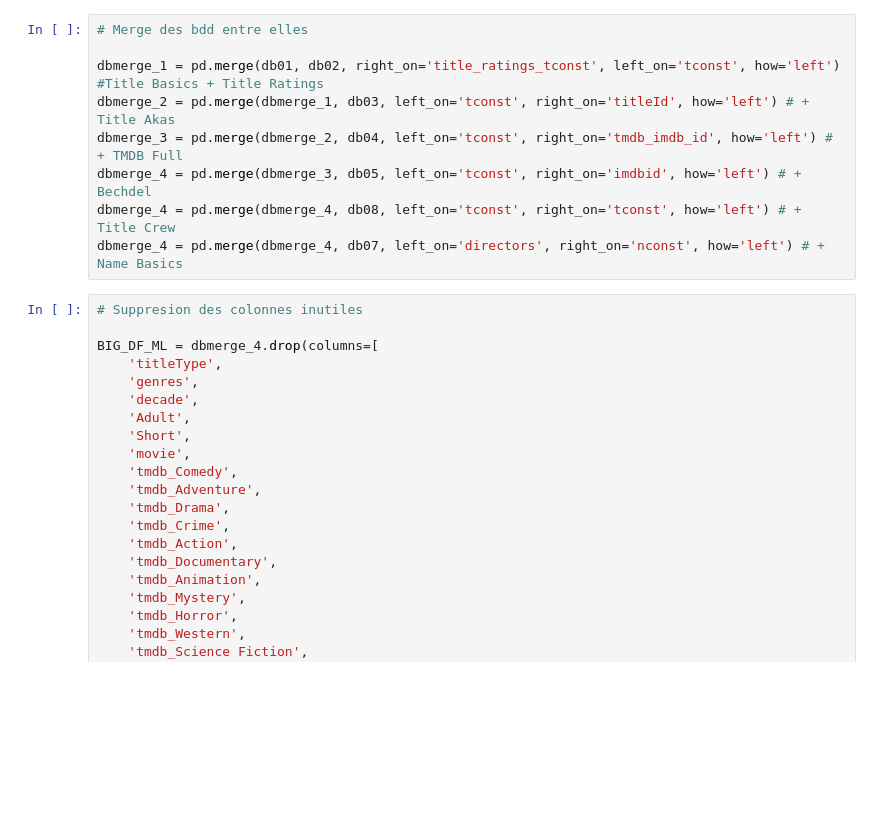
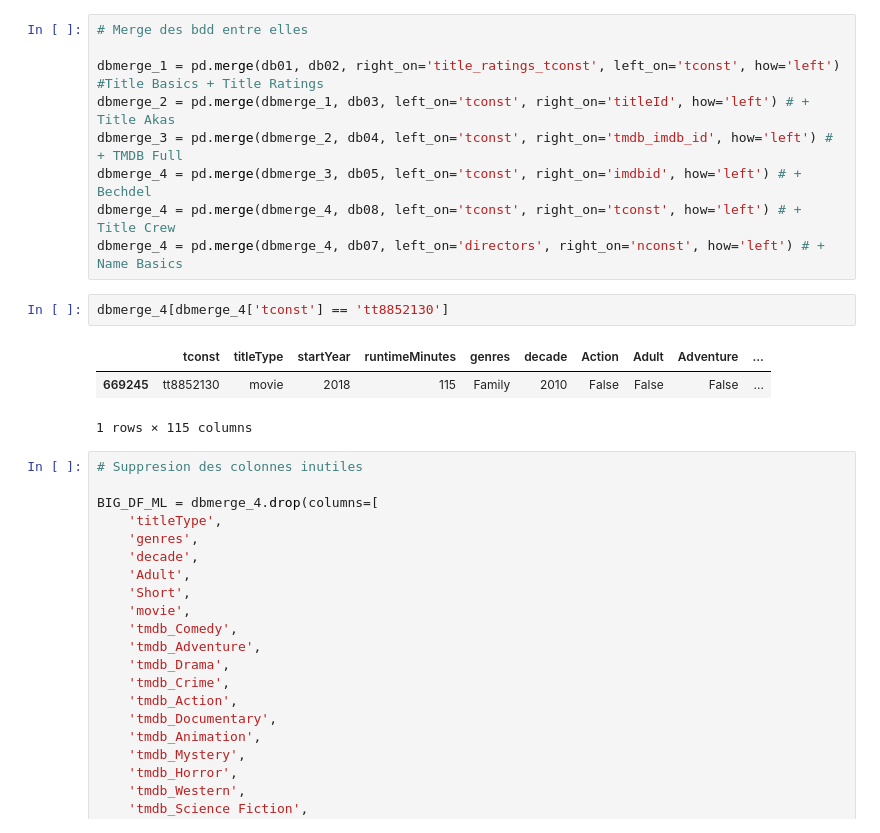
Before and after one commit to jpvt-data/AlgoCinema, a Jupyter notebook: machine learning/BIG_DF_ML.ipynb, the cells around one changed output. Saved outputs shown, nothing was run; the diff lists cells and outputs as text; blank space fills up the shorter version.

```diff
--- a/machine learning/BIG_DF_ML.ipynb
+++ b/machine learning/BIG_DF_ML.ipynb
@@ -30,6 +30,12 @@ dbmerge_3 = pd.merge(dbmerge_2, db04, left_on='tconst', right_on='tmdb_imdb_id',
 dbmerge_4 = pd.merge(dbmerge_3, db05, left_on='tconst', right_on='imdbid', how='left') # + Bechdel
 dbmerge_4 = pd.merge(dbmerge_4, db08, left_on='tconst', right_on='tconst', how='left') # + Title Crew
 dbmerge_4 = pd.merge(dbmerge_4, db07, left_on='directors', right_on='nconst', how='left') # + Name Basics
+# %%
+dbmerge_4[dbmerge_4['tconst'] == 'tt8852130']
+# %% [output]
+|  | tconst | titleType | startYear | runtimeMinutes | genres | decade | Action | Adult | Adventure | ... |
+| 669245 | tt8852130 | movie | 2018 | 115 | Family | 2010 | False | False | False | ... |
+1 rows × 115 columns
 # %%
 # Suppresion des colonnes inutiles
 
```
Also changed, not shown: parts of 8 cells of this notebook, 2 other files.
